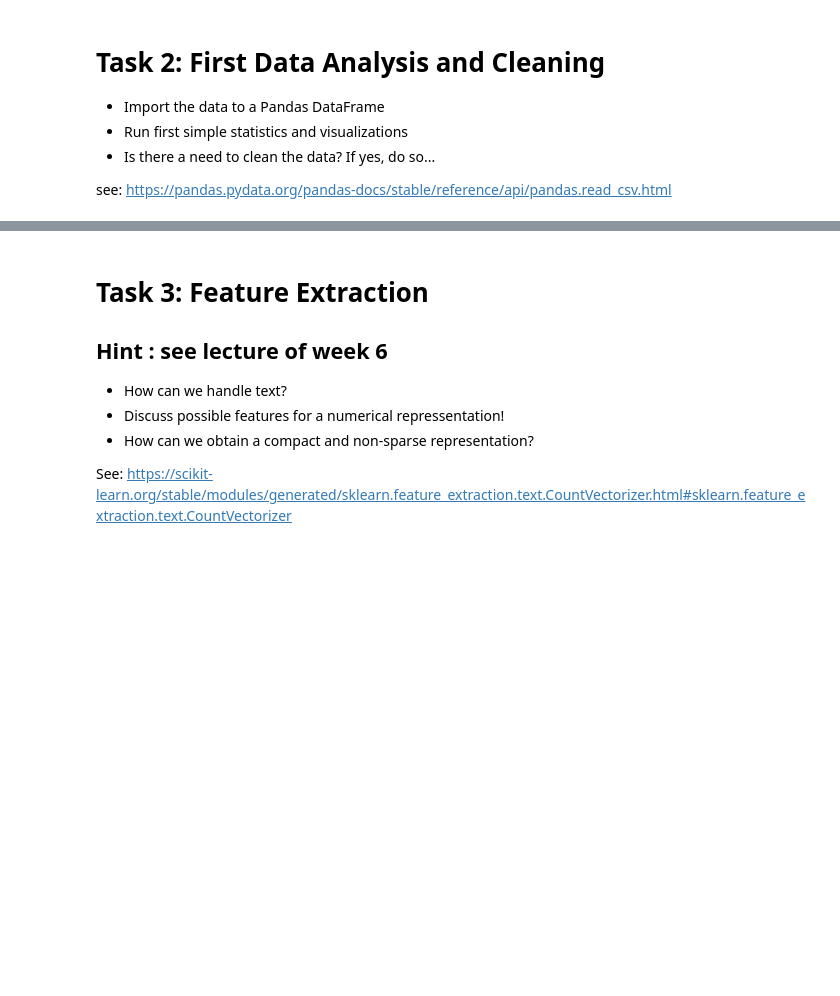
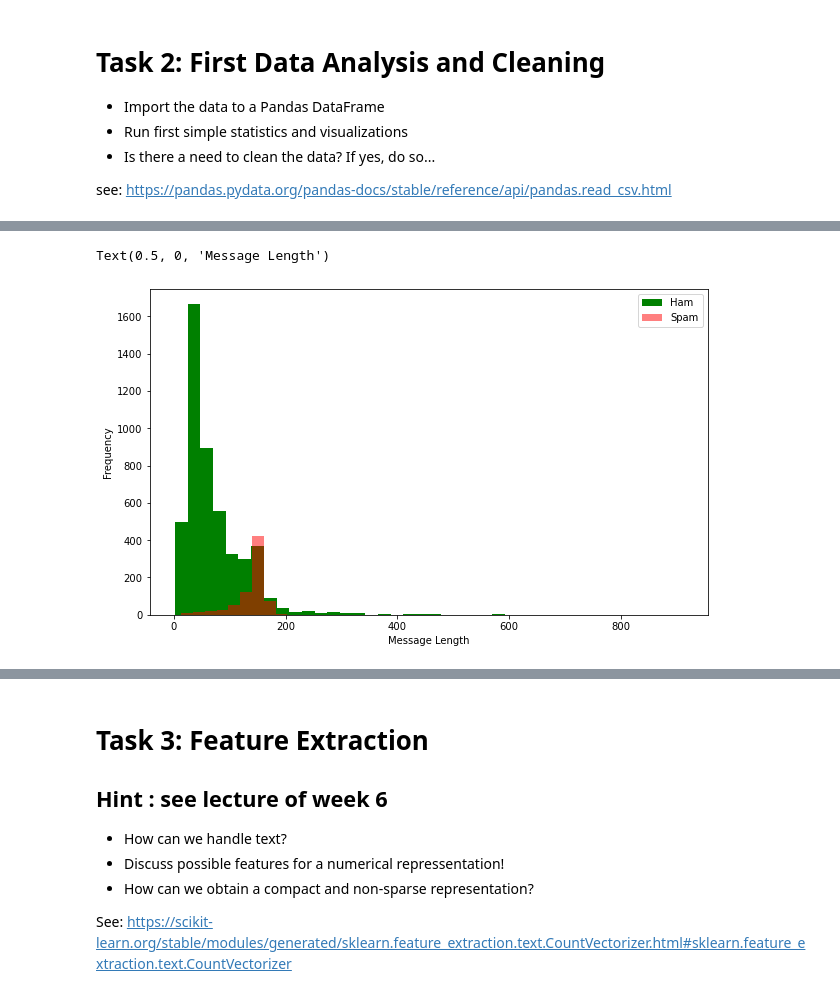
Before and after one commit to vbarn3/DataMining2020, a Jupyter notebook: week6/Assignment_spam_classification.ipynb, the cells around one changed output, grey strips where cells are left out. Drawn from its saved outputs; the diff is of its cells as text; code cells hidden in the pictures; blank space fills up the shorter version.

```diff
--- a/week6/Assignment_spam_classification.ipynb
+++ b/week6/Assignment_spam_classification.ipynb
@@ -40,0 +90,12 @@ data.head()
+# %%
+# append Unnamed 2,3,4 Colmns to V2 if they aren't null
+for i in data.index:
+    if (check_NaN(i,"Unnamed: 2") == 0):
+        data.loc[i,'v2'] = data.loc[i,'v2'] + data.loc[i,'Unnamed: 2']
+        print(i, data.loc[i,'Unnamed: 2'])
+    if (check_NaN(i,"Unnamed: 3") == 0):
+        data.loc[i,'v2'] = data.loc[i,'v2'] + data.loc[i,'Unnamed: 3']
+        print(i, data.loc[i,'Unnamed: 3'])
+    if (check_NaN(i,"Unnamed: 4") == 0):
+        data.loc[i,'v2'] = data.loc[i,'v2'] + data.loc[i,'Unnamed: 4']
+        print(i, data.loc[i,'Unnamed: 4'])
@@ -40,0 +125,7 @@ data.head()
+# %%
+data.drop(["Unnamed: 2","Unnamed: 3","Unnamed: 4"],axis=1, inplace=True)
+# %%
+#rename the colums
+data.columns = ['label', 'message']
+#data.rename(columns={"v1": "label",  "v2": "message"}, inplace=True)
+data
@@ -40,0 +166,4 @@ data.head()
+# %%
+#add column with message length
+data['msg_len'] = data.message.apply(len)
+data
@@ -40,0 +184,12 @@ data.head()
+# %%
+import matplotlib.pyplot as plt
+
+plt.figure(figsize=(10, 6))
+
+data[data.label=='ham'].msg_len.plot(bins=40, kind='hist', color='green', label='Ham', alpha=1)
+data[data.label=='spam'].msg_len.plot( kind='hist', color='red', label='Spam', alpha=0.5)
+plt.legend()
+plt.xlabel("Message Length")
+# %% [output]
+Text(0.5, 0, 'Message Length')
+[figure, added]
```
Also changed, not shown: parts of 42 cells of this notebook, 3 other files.
